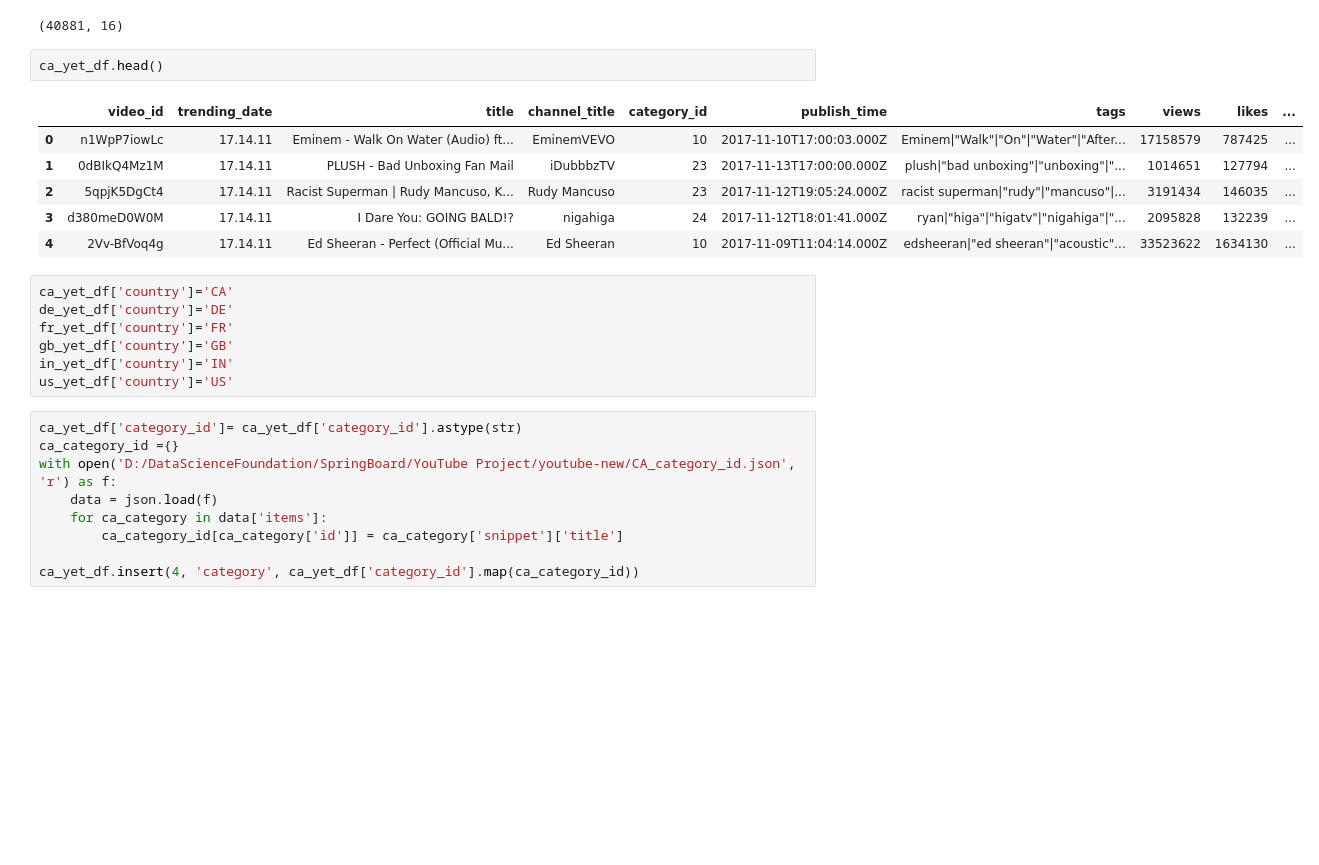
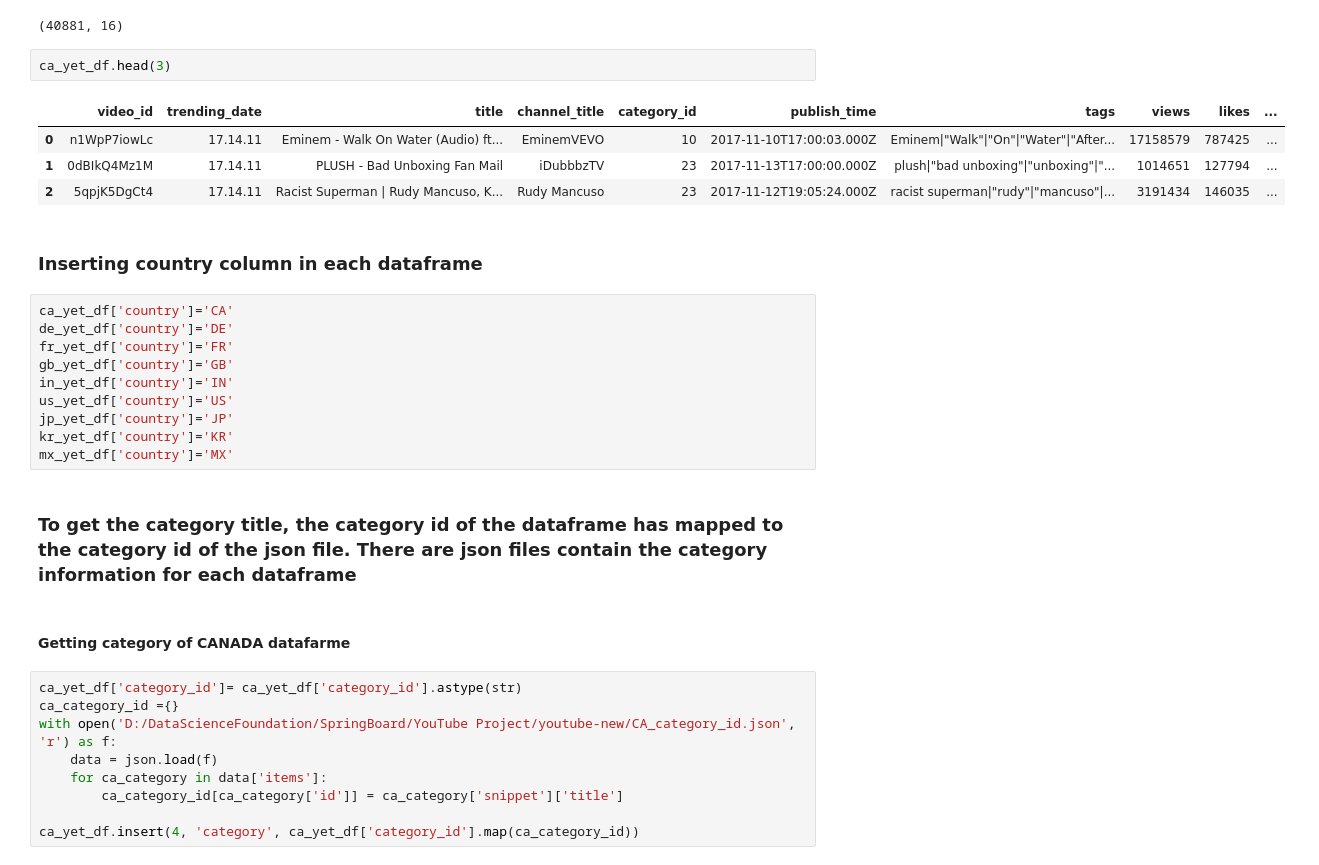
Before and after one commit to emami06/TrendingVideoYouTube, a Jupyter notebook: YouTube.ipynb, the cells around one changed output. Saved outputs shown, nothing was run; the diff lists cells and outputs as text; blank space fills up the shorter version.

```diff
--- a/YouTube.ipynb
+++ b/YouTube.ipynb
@@ -35,14 +40,14 @@ dtypes: bool(3), int64(5), object(8)
 memory usage: 4.2+ MB
 (40881, 16)
 # %%
-ca_yet_df.head()
+ca_yet_df.head(3)
 # %% [output]
 |  | video_id | trending_date | title | channel_title | category_id | publish_time | tags | views | likes | ... |
 | 0 | n1WpP7iowLc | 17.14.11 | Eminem - Walk On Water (Audio) ft... | EminemVEVO | 10 | 2017-11-10T17:00:03.000Z | Eminem|"Walk"|"On"|"Water"|"After... | 17158579 | 787425 | ... |
 | 1 | 0dBIkQ4Mz1M | 17.14.11 | PLUSH - Bad Unboxing Fan Mail | iDubbbzTV | 23 | 2017-11-13T17:00:00.000Z | plush|"bad unboxing"|"unboxing"|"... | 1014651 | 127794 | ... |
 | 2 | 5qpjK5DgCt4 | 17.14.11 | Racist Superman | Rudy Mancuso, K... | Rudy Mancuso | 23 | 2017-11-12T19:05:24.000Z | racist superman|"rudy"|"mancuso"|... | 3191434 | 146035 | ... |
-| 3 | d380meD0W0M | 17.14.11 | I Dare You: GOING BALD!? | nigahiga | 24 | 2017-11-12T18:01:41.000Z | ryan|"higa"|"higatv"|"nigahiga"|"... | 2095828 | 132239 | ... |
-| 4 | 2Vv-BfVoq4g | 17.14.11 | Ed Sheeran - Perfect (Official Mu... | Ed Sheeran | 10 | 2017-11-09T11:04:14.000Z | edsheeran|"ed sheeran"|"acoustic"... | 33523622 | 1634130 | ... |
+# %% [markdown]
+### Inserting country column in each dataframe
 # %%
 ca_yet_df['country']='CA'
 de_yet_df['country']='DE'
@@ -50,6 +55,13 @@ fr_yet_df['country']='FR'
 gb_yet_df['country']='GB'
 in_yet_df['country']='IN'
 us_yet_df['country']='US'
+jp_yet_df['country']='JP'
+kr_yet_df['country']='KR'
+mx_yet_df['country']='MX'
+# %% [markdown]
+### To get the category title, the category id of the dataframe has mapped to the category id of the json file. There are json files contain the category information for each dataframe
+# %% [markdown]
+#### Getting category of CANADA datafarme
 # %%
 ca_yet_df['category_id']= ca_yet_df['category_id'].astype(str)
 ca_category_id ={}
```
Also changed, not shown: parts of 100 cells of this notebook.
